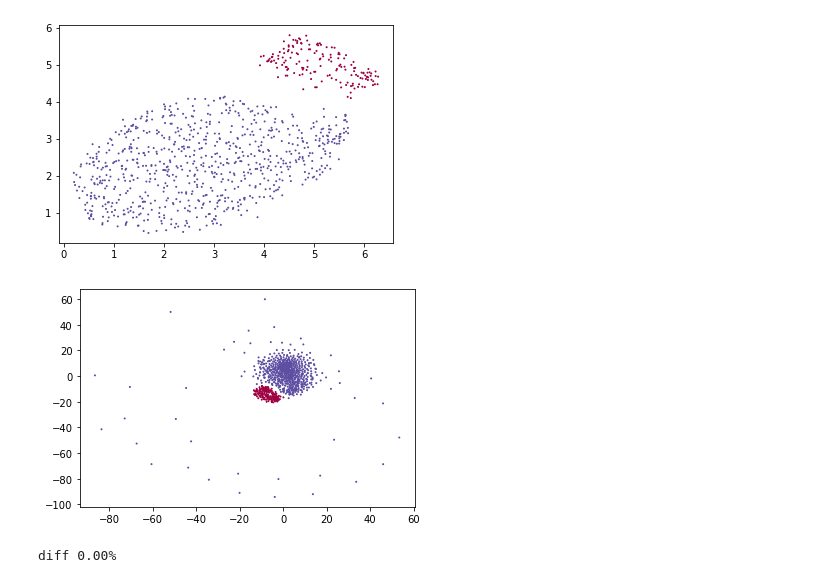
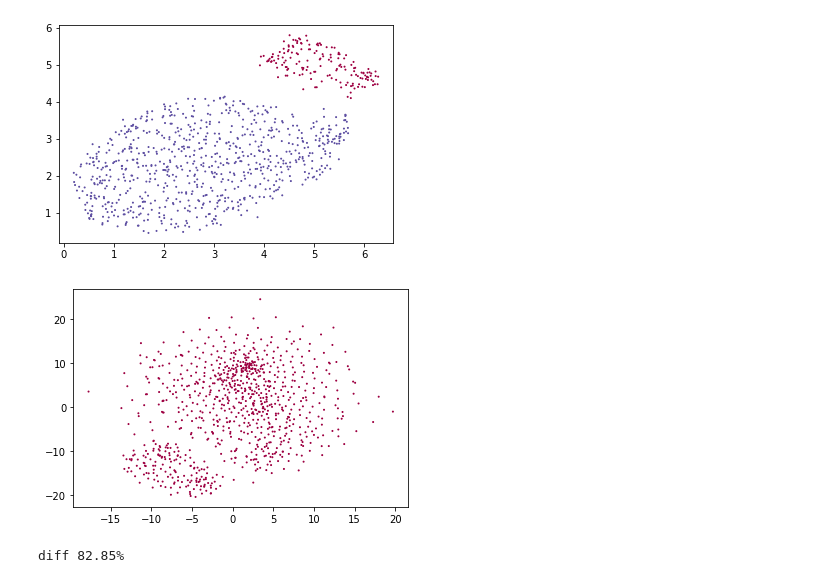
Before and after one commit to chingheng113/reStroke, a Jupyter notebook: experiments/clustering.ipynb, the cells around one changed output. Cells and saved outputs as stored; diff of their text form; code cells hidden in the pictures.

```diff
--- a/experiments/clustering.ipynb
+++ b/experiments/clustering.ipynb
@@ -107,20 +107,20 @@ tidy_data['umap_label'] = umap_labels
 [figure]
 # %%
 # tsne_labels = hdbscan.HDBSCAN(min_samples=10, min_cluster_size=50).fit_predict(tsne_heom_embedding)
-tsne_labels = DBSCAN(eps=0.3, min_samples=5).fit_predict(umap_heom_embedding)
+tsne_labels = DBSCAN(eps=5, min_samples=5).fit_predict(tsne_heom_embedding)
 clustered = (tsne_labels >= 0)
 plt.scatter(tsne_heom_embedding[clustered, 0],
             tsne_heom_embedding[clustered, 1],
             c=tsne_labels[clustered],
             s=1,
             cmap='Spectral');
 tidy_data['tsne_labels'] = tsne_labels
 # %% [output]
-[figure, old version]
+[figure, new version]
 # %%
 label_diff = umap_labels - tsne_labels
 print('diff %.2f%%' %(len(label_diff[label_diff !=0])/len(label_diff)*100))
 # %% [output]
-diff 0.00%
+diff 82.85%
 # %%
 tidy_data.to_csv('cluster_result.csv', index=False)
```
Also changed, not shown: parts of 2 cells of this notebook, 1 other file.
